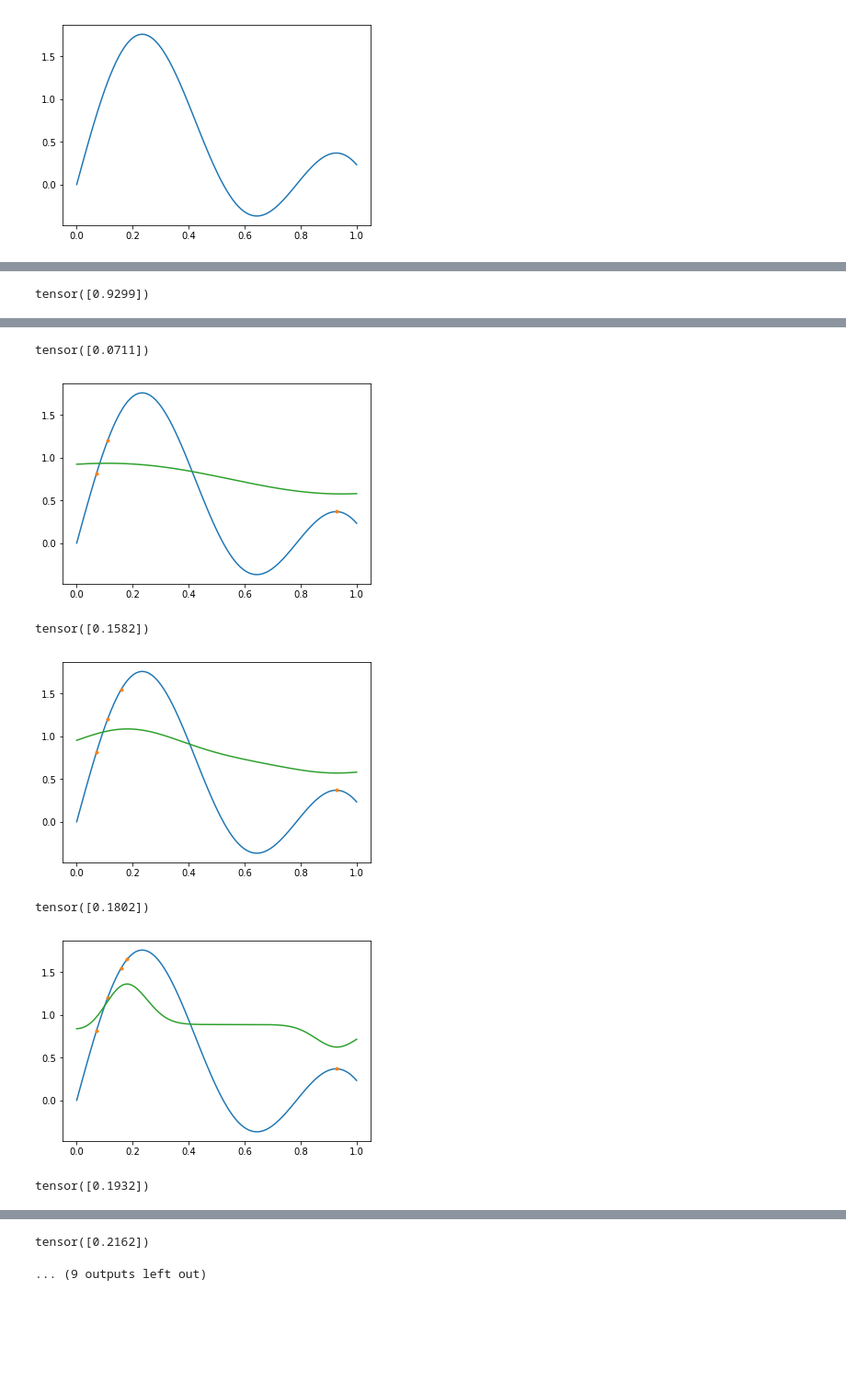
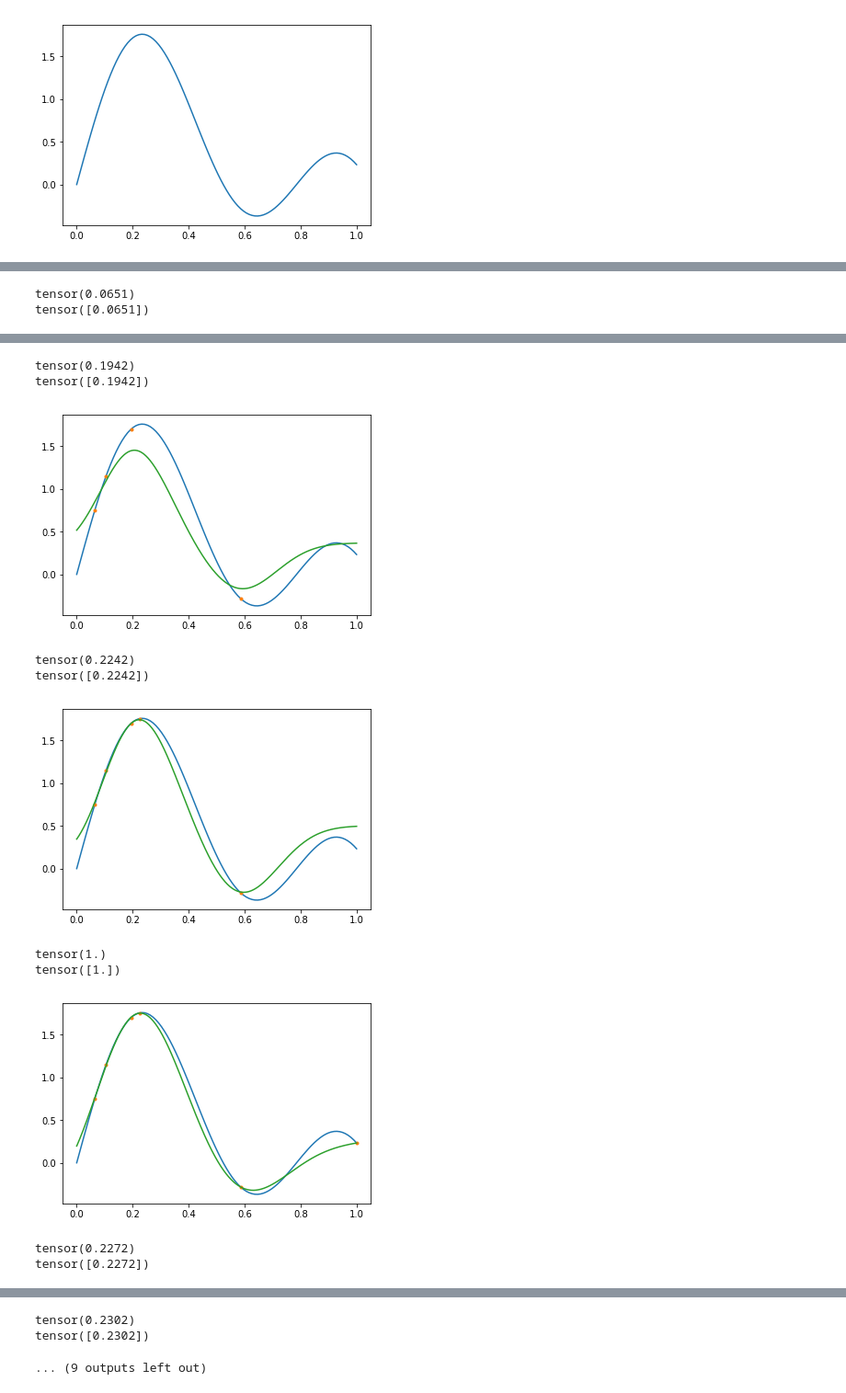
Before and after one commit to g-benton/PCC-RL, a Jupyter notebook: Notebooks/bayes_opt_tester.ipynb, the cells around one changed output, grey strips where cells are left out. Shown at 92% size. Cells and saved outputs as stored; diff of their text form; code cells hidden in the pictures; blank space fills up the shorter version.

```diff
--- a/Notebooks/bayes_opt_tester.ipynb
+++ b/Notebooks/bayes_opt_tester.ipynb
@@ -16,5 +16,5 @@ plt.show()
 # %% [output]
 [figure]
 # %%
-x = torch.rand(5)
+x = torch.rand(2)
 y = true_func(x)
@@ -42,5 +48,5 @@ tensor(0.)
 # %%
-rate = torch.rand(1)
+rate = torch.rand(2)
 rwrd = true_func(rate)
 bo = BayesOpt(rate, rwrd, max_x=1.)
 
@@ -51,7 +57,7 @@ plt.show()
 rnds = 10
 
 for ii in range(rnds):
-    bo.train_surrogate(iters=100)
+    bo.train_surrogate(iters=200)
     next_rate = bo.acquire(explore=0.).unsqueeze(0)
     rwrd = true_func(next_rate)
     print(next_rate)
@@ -72 +78,2 @@ for ii in range(rnds):
-tensor([0.9299])
+tensor(0.0651)
+tensor([0.0651])
@@ -74,7 +81,11 @@ tensor([0.9299])
-tensor([0.0711])
+tensor(0.1942)
+tensor([0.1942])
-[figure, old version]
+[figure, new version]
-tensor([0.1582])
+tensor(0.2242)
+tensor([0.2242])
-[figure, old version]
+[figure, new version]
-tensor([0.1802])
+tensor(1.)
+tensor([1.])
-[figure, old version]
+[figure, new version]
-tensor([0.1932])
+tensor(0.2272)
+tensor([0.2272])
@@ -82,4 +93,5 @@ tensor([0.1932])
-tensor([0.2162])
+tensor(0.2302)
+tensor([0.2302])
 ... (9 outputs left out)
 # %%
 plt.plot(xx, true_func(xx).detach())
```
Also changed, not shown: parts of 5 cells of this notebook, 1 other file.
